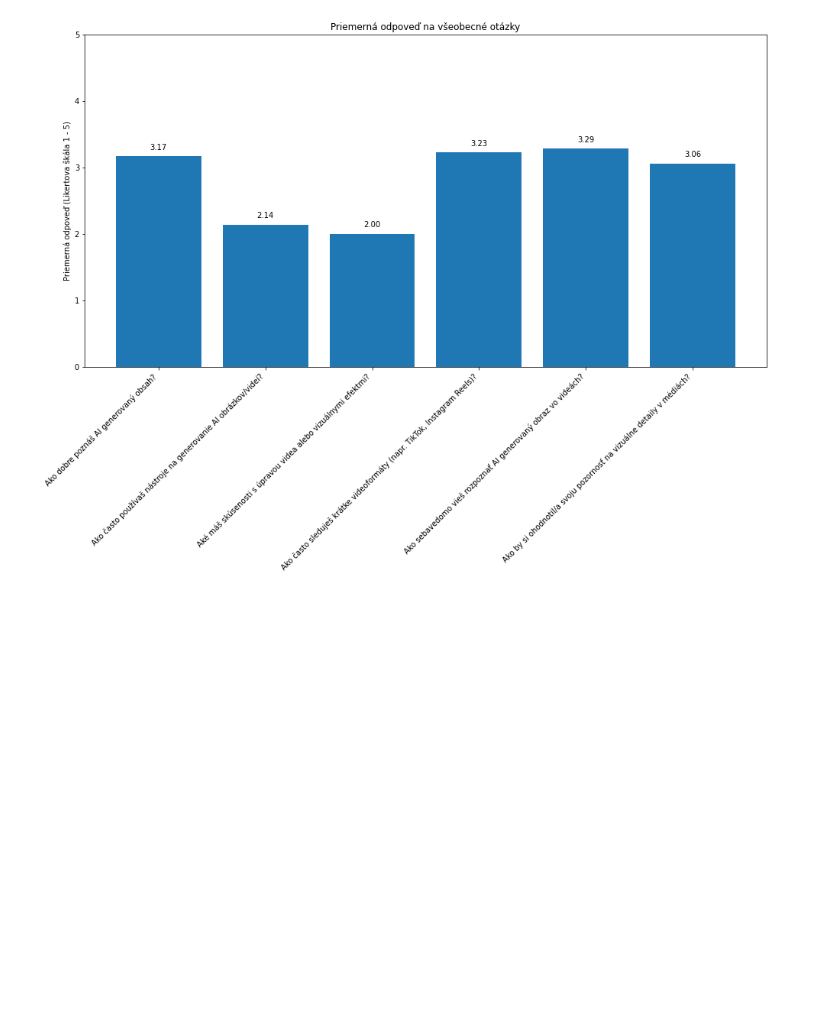
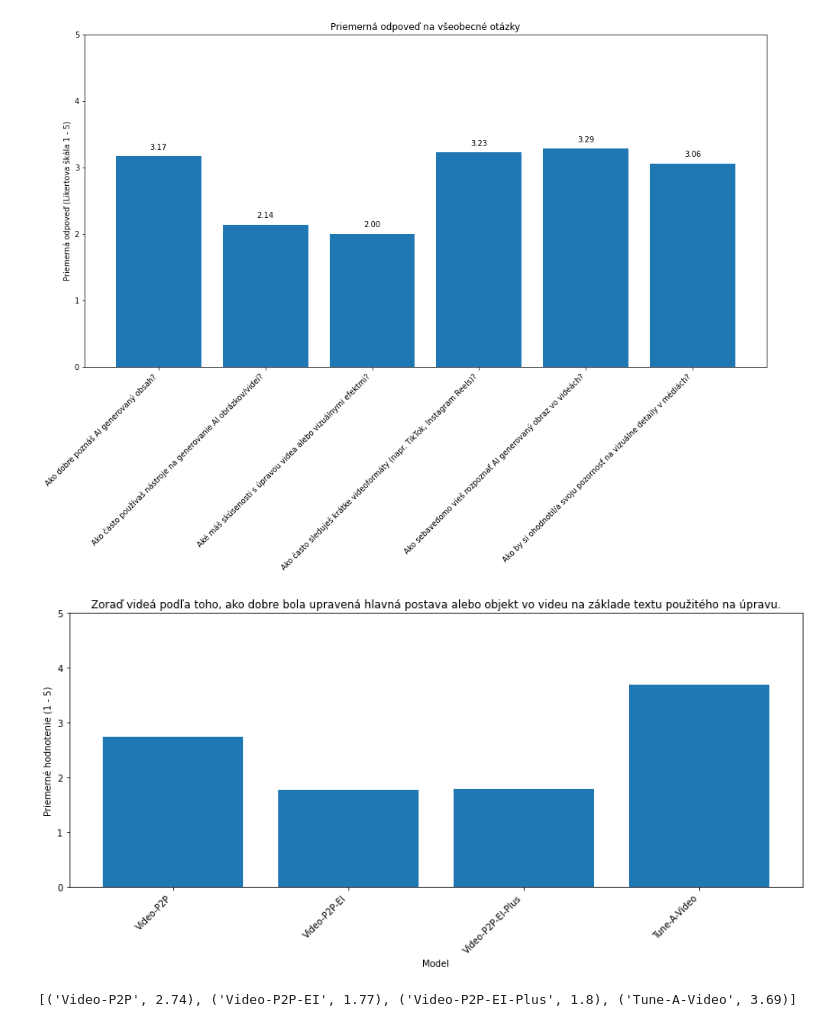
Before and after one commit to marrb/DIP, a Jupyter notebook: data_processing/user_study_results_processing/process_questions.ipynb, the cells around one changed output. Drawn from its saved outputs; the diff is of its cells as text; code cells hidden in the pictures; blank space fills up the shorter version.

Commit message:
add processing for video questions

```diff
--- a/data_processing/user_study_results_processing/process_questions.ipynb
+++ b/data_processing/user_study_results_processing/process_questions.ipynb
@@ -41,0 +134,7 @@ General Answers: 210
+# %%
+# Evaluate first video question (prompt allignment)
+question_id = "dGltjzC0vpeHDQwjXgf9"
+process_ranking_video_question(question_id)
+# %% [output]
+[figure, added]
+[('Video-P2P', 2.74), ('Video-P2P-EI', 1.77), ('Video-P2P-EI-Plus', 1.8), ('Tune-A-Video', 3.69)]
```
Also changed, not shown: parts of 4 cells of this notebook, 2 other files.
